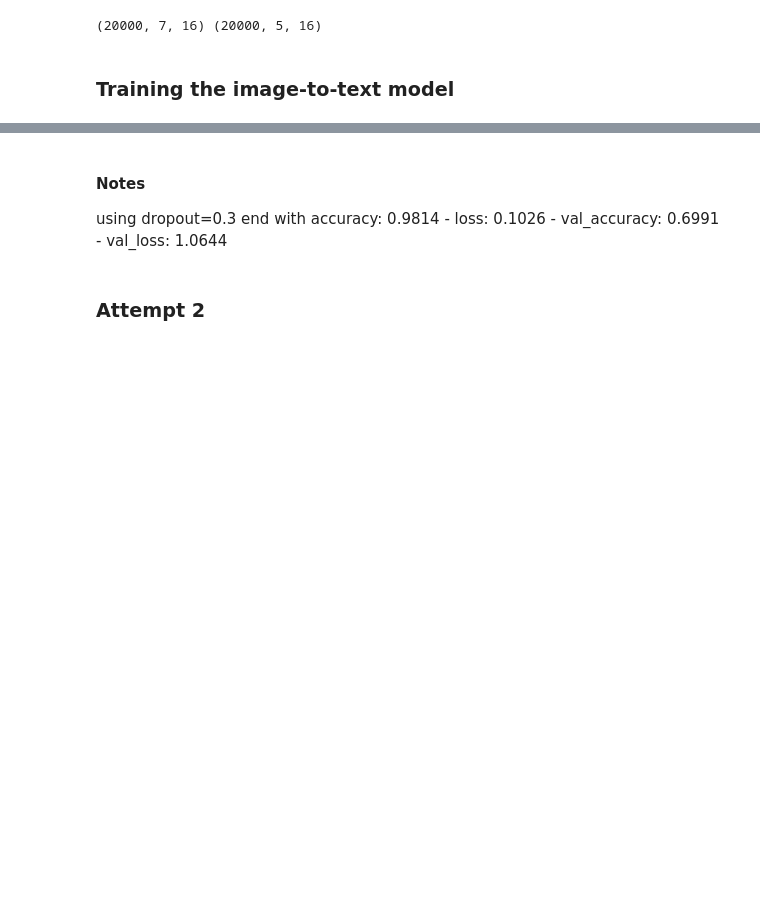
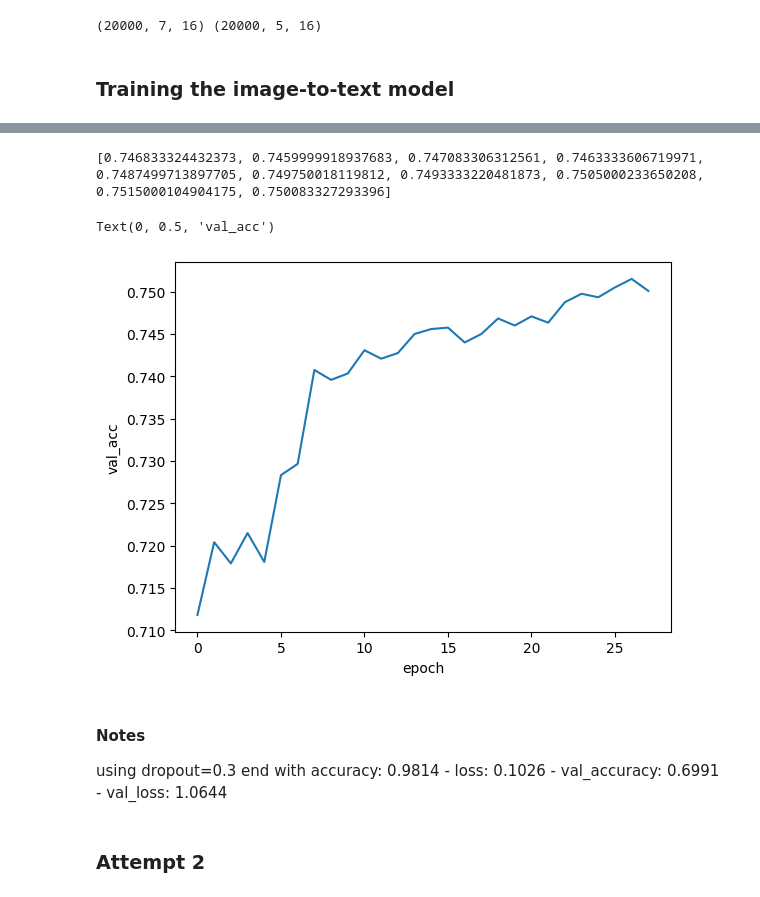
Before and after one commit to oloftijs/IDL2, a Jupyter notebook: A2_RNNs_Joep.ipynb, the cells around one changed output, grey strips where cells are left out. Cells and saved outputs as stored; diff of their text form; code cells hidden in the pictures; blank space fills up the shorter version.

```diff
--- a/A2_RNNs_Joep.ipynb
+++ b/A2_RNNs_Joep.ipynb
@@ -448,21 +508,23 @@ y_val_target = y_val[:, 1:, :]
 # %%
-image2text = build_image2text(dropout=0.5)
+LR2 = 3.0e-4
+
+image2text.compile(loss='categorical_crossentropy', optimizer=Adam(learning_rate=LR2), metrics=['accuracy'])
 
 early_stopper = tf.keras.callbacks.EarlyStopping(
     monitor = 'val_loss',
-    patience=7,
+    patience=20,
     restore_best_weights=True
 )
 
 lr_scheduler = tf.keras.callbacks.ReduceLROnPlateau(
     monitor='val_loss',
     factor=0.5,
-    patience=3,
+    patience=5,
     min_lr=1e-6,
     verbose=1
 )
 
-image2text.fit(x=[X_train, y_train_in], y=y_train_target,
+history2 = image2text.fit(x=[X_train, y_train_in], y=y_train_target,
                epochs = 60,
                batch_size = 32,
                validation_data = ([X_val, y_val_in], y_val_target),
@@ -515,3 +552,14 @@ Epoch 23/60
+# %%
+val_acc = history2.history['val_accuracy']
+print(val_acc[-10:])
+plt.plot(val_acc)
+
+plt.xlabel('epoch')
+plt.ylabel('val_acc')
+# %% [output]
+[0.746833324432373, 0.7459999918937683, 0.747083306312561, 0.7463333606719971, 0.7487499713897705, 0.749750018119812, 0.7493333220481873, 0.7505000233650208, 0.7515000104904175, 0.750083327293396]
+Text(0, 0.5, 'val_acc')
+[figure, added]
 # %% [markdown]
 #### Notes
 
```
Also changed, not shown: parts of 8 cells of this notebook.
